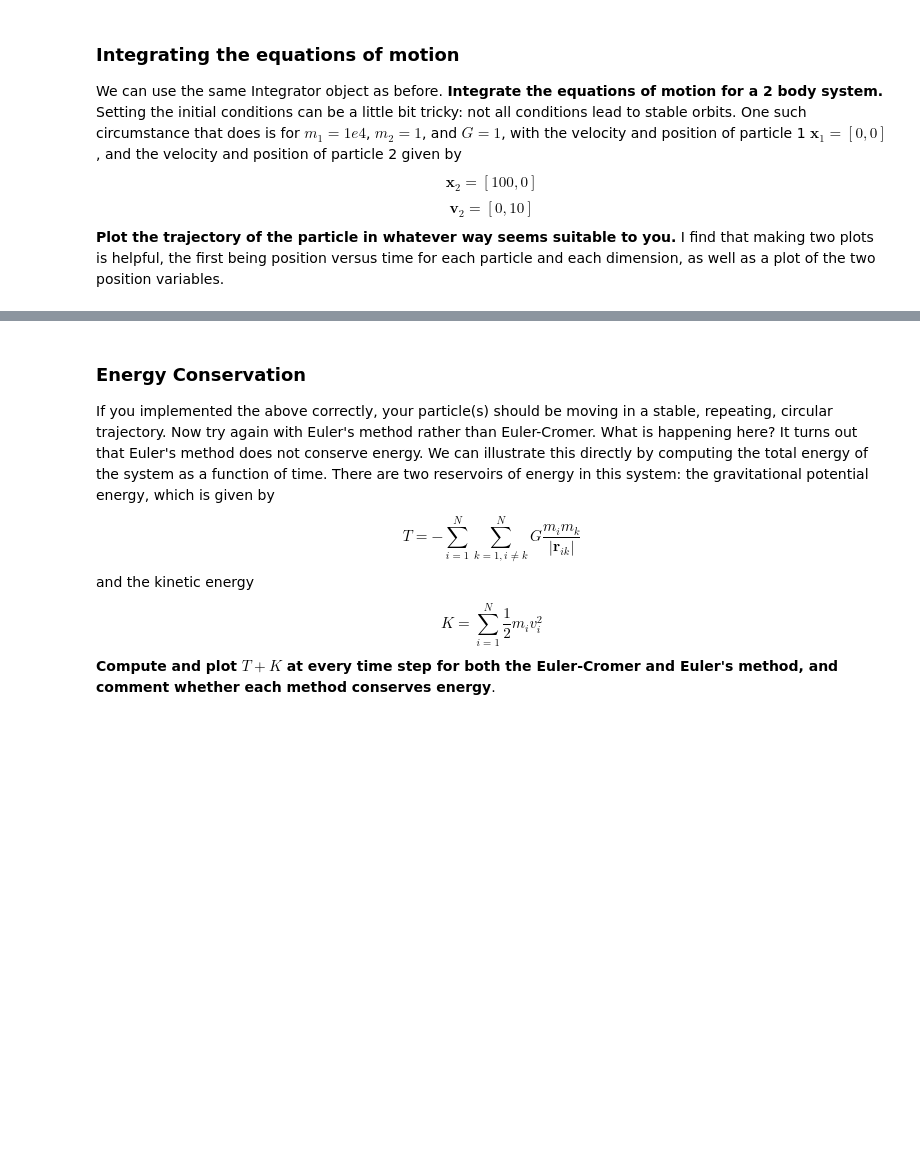
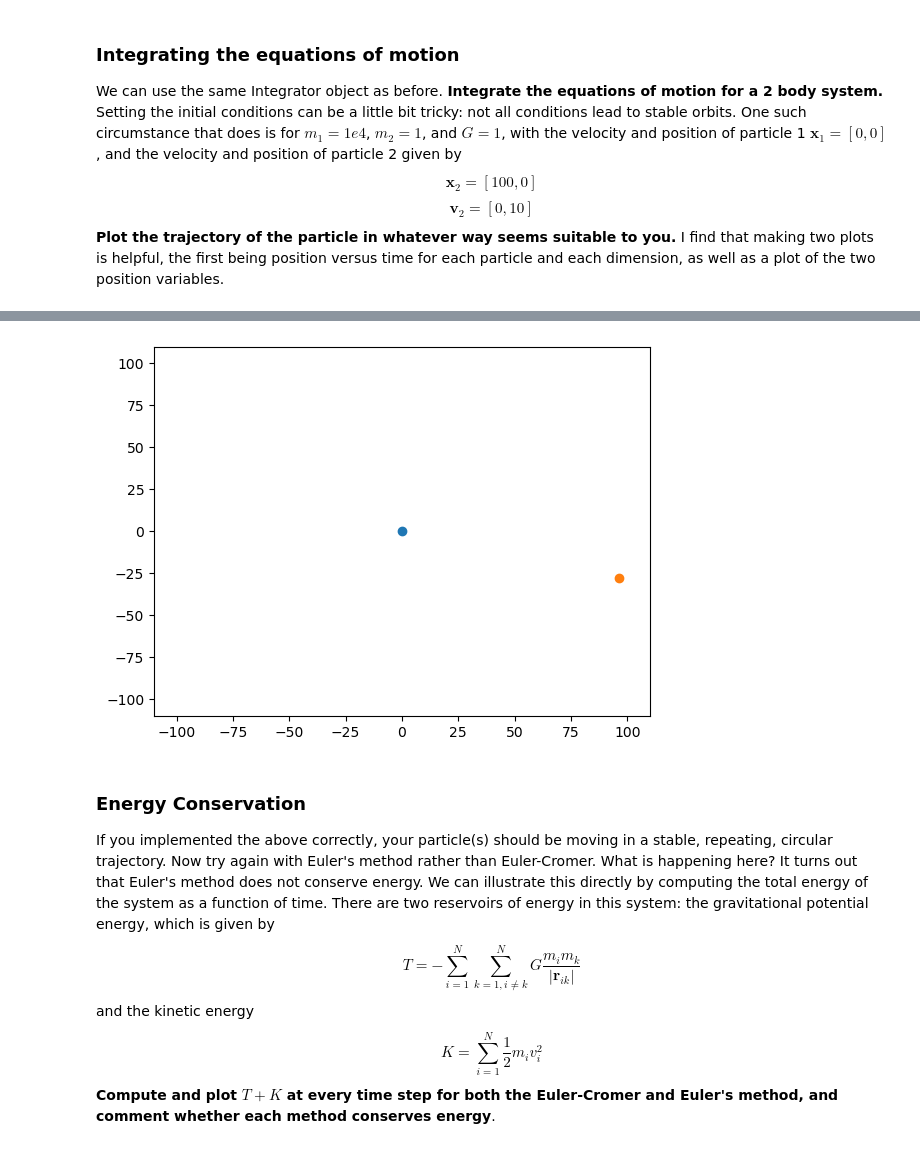
Before and after one commit to cake-dev/Simulation_class, a Jupyter notebook: Project3-Planets/Project3-PlanetaryMotion.ipynb, the cells around one changed output, grey strips where cells are left out. Drawn from its saved outputs; the diff is of its cells as text; code cells hidden in the pictures; blank space fills up the shorter version.

```diff
--- a/Project3-Planets/Project3-PlanetaryMotion.ipynb
+++ b/Project3-Planets/Project3-PlanetaryMotion.ipynb
@@ -234,0 +244,22 @@ plt.show()
+# %%
+# animate the orbit
+import matplotlib.animation as anim
+from IPython.display import HTML
+fig, ax = plt.subplots()
+ax.set_xlim(( -distance-10, distance+10))
+ax.set_ylim((-distance-10, distance+10))
+line, = ax.plot([], [], 'o-', lw=2)
+line2, = ax.plot([], [], 'o-', lw=2)
+def init():
+    line.set_data([], [])
+    line2.set_data([], [])
+    return (line,line2)
+def animate(i):
+    line.set_data(states[i,0], states[i,1])
+    line2.set_data(states[i,2], states[i,3])
+    return (line,line2)
+
+# Function for animating the orbit and render as HTML
+ani = anim.FuncAnimation(fig, animate, init_func=init, frames=len(states), interval=10, blit=True)
+HTML(ani.to_html5_video())
+# %% [output]
@@ -235,3 +267,4 @@ plt.show()
+[figure, added]
 # %% [markdown]
 ### Energy Conservation
 If you implemented the above correctly, your particle(s) should be moving in a stable, repeating, circular trajectory.  Now try again with Euler's method rather than Euler-Cromer.  What is happening here?  It turns out that Euler's method does not conserve energy.  We can illustrate this directly by computing the total energy of the system as a function of time.  There are two reservoirs of energy in this system: the gravitational potential energy, which is given by
```
Also changed, not shown: parts of 6 cells of this notebook.
